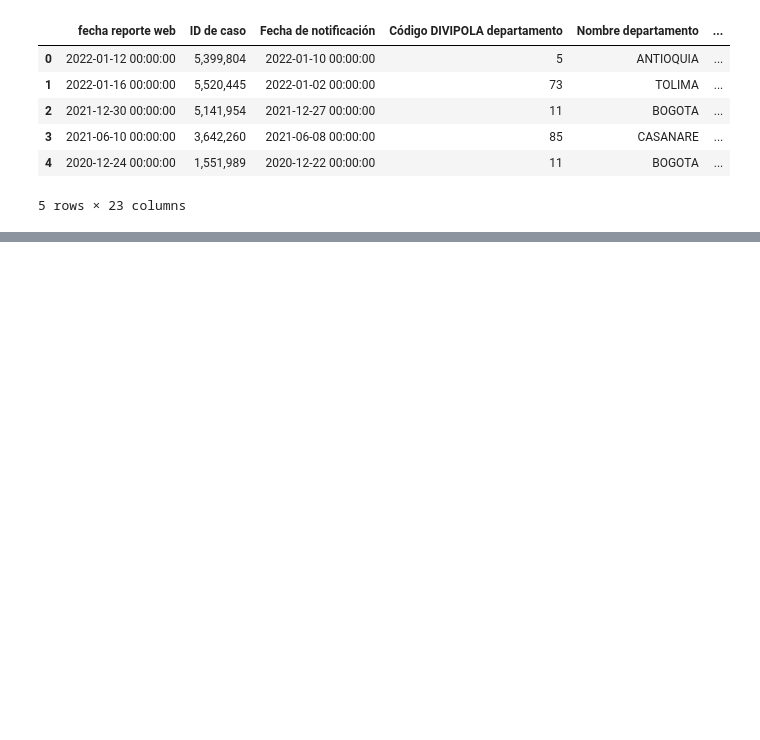
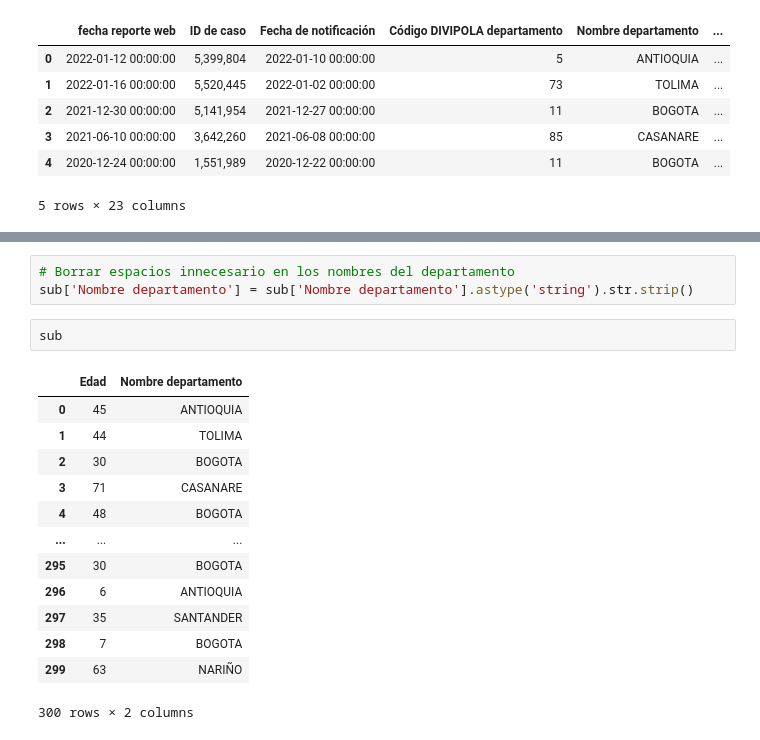
Before and after one commit to asegura4488/EDCO_IntroCienciaDatos, a Jupyter notebook: Semana2/Sesion4.ipynb, the cells around one changed output, grey strips where cells are left out. Drawn from its saved outputs; the diff is of its cells as text; blank space fills up the shorter version.

```diff
--- a/Semana2/Sesion4.ipynb
+++ b/Semana2/Sesion4.ipynb
@@ -71,0 +146,19 @@ df.head()
+# %%
+# Borrar espacios innecesario en los nombres del departamento
+sub['Nombre departamento'] = sub['Nombre departamento'].astype('string').str.strip()
+# %%
+sub
+# %% [output]
+|  | Edad | Nombre departamento |
+| 0 | 45 | ANTIOQUIA |
+| 1 | 44 | TOLIMA |
+| 2 | 30 | BOGOTA |
+| 3 | 71 | CASANARE |
+| 4 | 48 | BOGOTA |
+| ... | ... | ... |
+| 295 | 30 | BOGOTA |
+| 296 | 6 | ANTIOQUIA |
+| 297 | 35 | SANTANDER |
+| 298 | 7 | BOGOTA |
+| 299 | 63 | NARIÑO |
+300 rows × 2 columns
```
Also changed, not shown: parts of 10 cells of this notebook.
